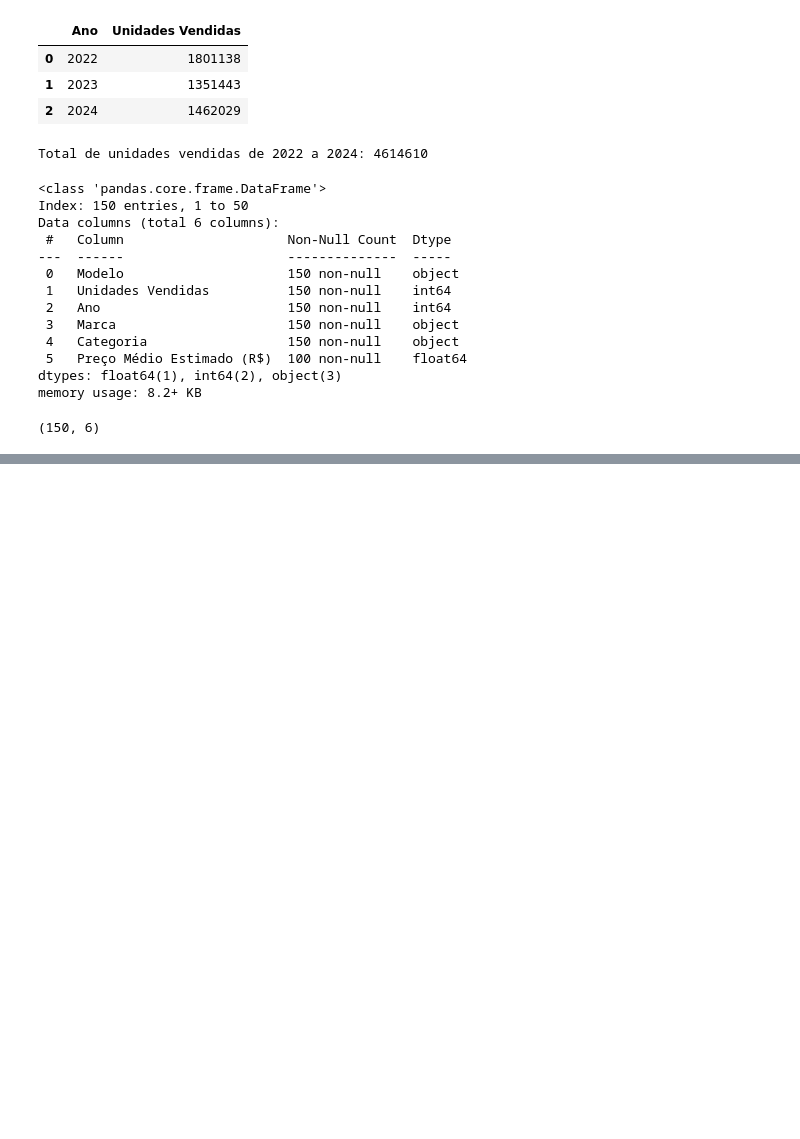
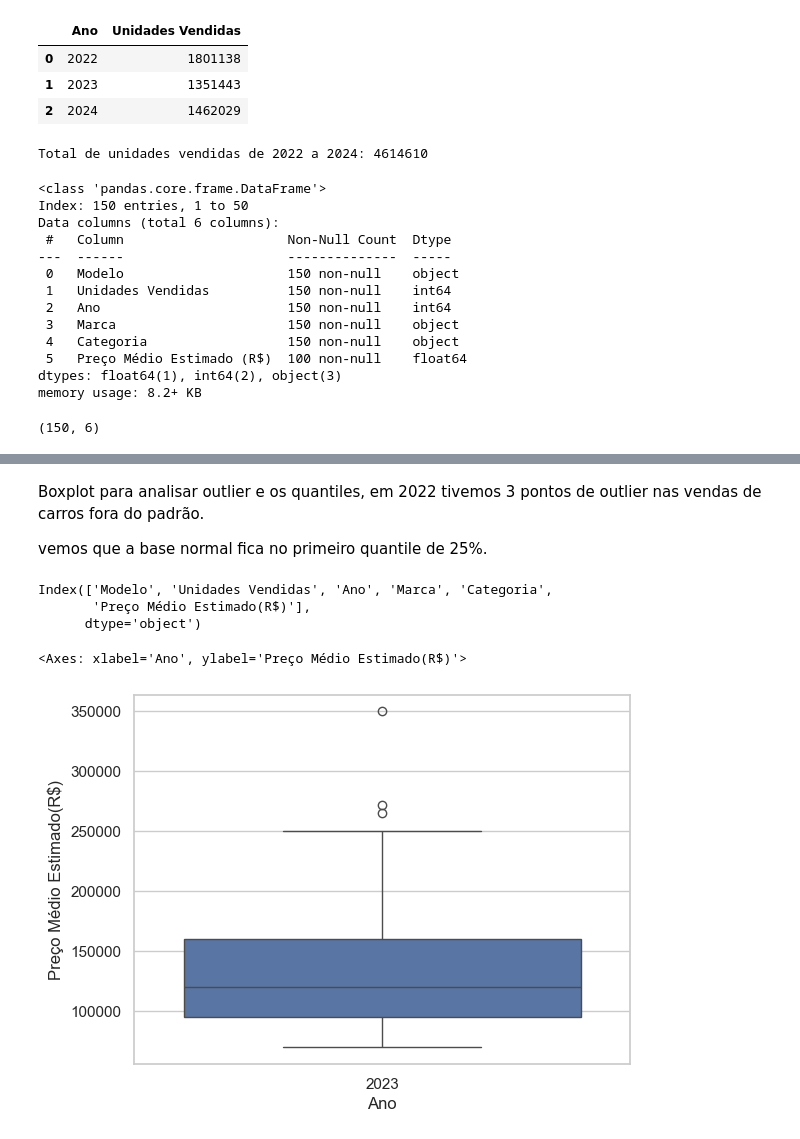
Before and after one commit to LohanRosa/estudo_de_casos_faculdade, a Jupyter notebook: estudo_de_casos.ipynb, the cells around one changed output, grey strips where cells are left out. Cells and saved outputs as stored; diff of their text form; code cells hidden in the pictures; blank space fills up the shorter version.

```diff
--- a/estudo_de_casos.ipynb
+++ b/estudo_de_casos.ipynb
@@ -428,0 +484,15 @@ todos_os_dados.shape
+# %% [markdown]
+Boxplot para analisar outlier e os quantiles, em 2022 tivemos 3 pontos de outlier nas vendas de carros fora do padrão.
+
+vemos que a base normal fica no primeiro quantile de 25%.
+# %%
+print(df_2023.columns)  # Veja o nome exato da coluna
+
+# Supondo que o nome correto seja 'Preço Médio Estimado (R$)', mas ajuste conforme necessário:
+sns.boxplot(x='Ano', y='Preço Médio Estimado(R$)', data=df_2023)
+# %% [output]
+Index(['Modelo', 'Unidades Vendidas', 'Ano', 'Marca', 'Categoria',
+       'Preço Médio Estimado(R$)'],
+      dtype='object')
+<Axes: xlabel='Ano', ylabel='Preço Médio Estimado(R$)'>
+[figure, added]
```
Also changed, not shown: parts of 12 cells of this notebook, 1 other file.
